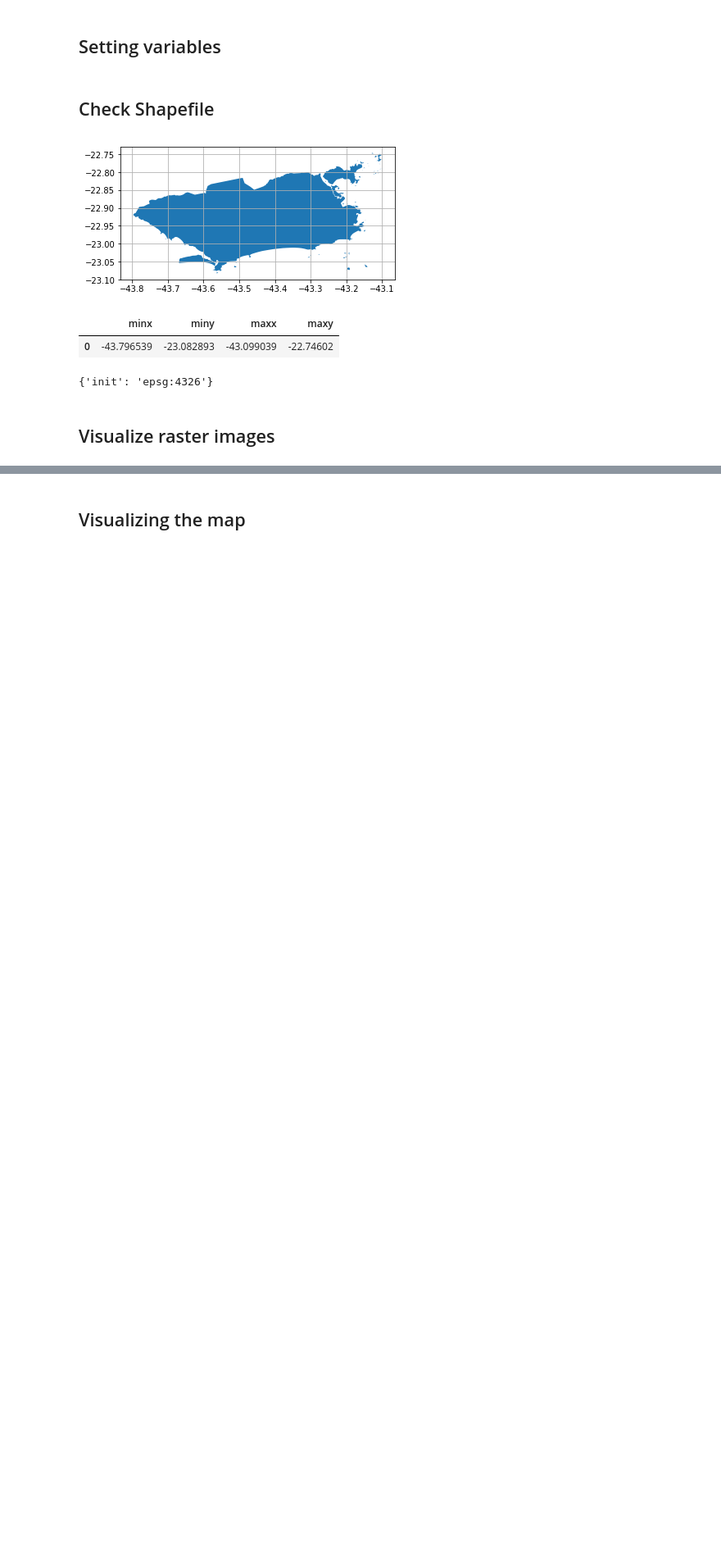
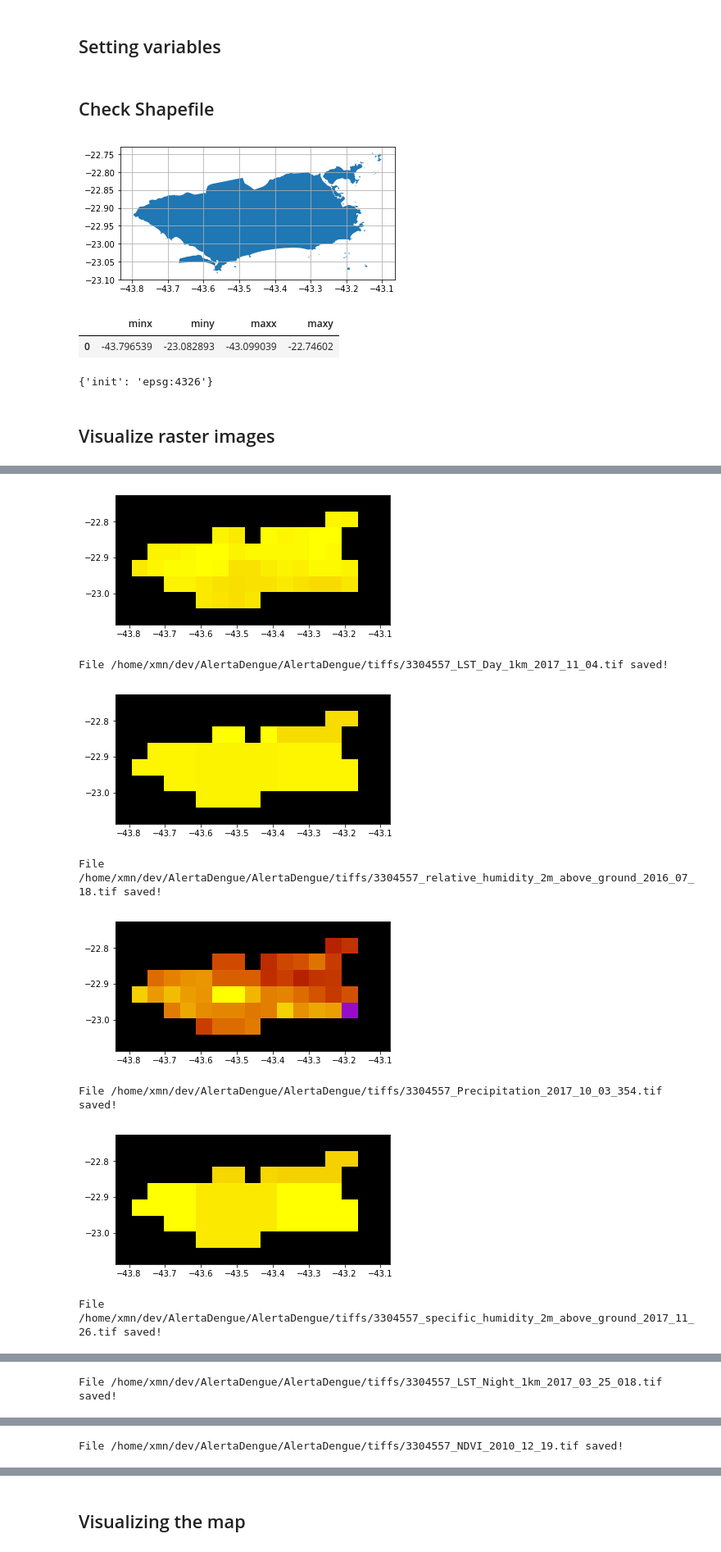
Before and after one commit to AlertaDengue/AlertaDengue, a Jupyter notebook: notebooks/Mapserver-Rio-de-Janeiro-with-Raster-Images.ipynb, the cells around one changed output, grey strips where cells are left out. Shown: that part at 82% size. Saved outputs shown, nothing was run; the diff lists cells and outputs as text; code cells hidden in the pictures; blank space fills up the shorter version.

```diff
--- a/notebooks/Mapserver-Rio-de-Janeiro-with-Raster-Images.ipynb
+++ b/notebooks/Mapserver-Rio-de-Janeiro-with-Raster-Images.ipynb
@@ -138,0 +158,41 @@ mask (dtype): uint8
+# %%
+# https://mapbox.github.io/rasterio/topics/masking-by-shapefile.html
+for raster_name, src in rasters.items():
+    # make raster mask
+    out_image, out_transform = rasterio.mask.mask(src, features, crop=True)
+    out_meta = src.meta.copy()
+
+    img_type = out_image.dtype
+    # cheating
+    if img_type == np.float64:
+        img_type = np.float64
+    elif img_type == np.float32:
+        img_type = np.float32
+
+    out_meta.update({
+        'driver': "GTiff",
+        'height': out_image.shape[1],
+        'width': out_image.shape[2],
+        'transform': out_transform,
+        'dtype': img_type # out_images[raster_name].dtype
+    })
+
+    raster_new_name = '%s_%s' % (geocode, raster_name)
+
+    output_path = os.path.join(raster_dir_path, raster_new_name)
+
+    with rasterio.open(output_path, "w", **out_meta) as dst:
+        dst.write(out_image)
+        rasterio.plot.show((dst, 1), with_bounds=True, cmap='gnuplot')
+
+    # src.close()
+    print('File %s saved!' % output_path)
+# %% [output]
+[figure, added]
+File /home/xmn/dev/AlertaDengue/AlertaDengue/tiffs/3304557_LST_Day_1km_2017_11_04.tif saved!
+[figure, added]
+File /home/xmn/dev/AlertaDengue/AlertaDengue/tiffs/3304557_relative_humidity_2m_above_ground_2016_07_18.tif saved!
+[figure, added]
+File /home/xmn/dev/AlertaDengue/AlertaDengue/tiffs/3304557_Precipitation_2017_10_03_354.tif saved!
+[figure, added]
+File /home/xmn/dev/AlertaDengue/AlertaDengue/tiffs/3304557_specific_humidity_2m_above_ground_2017_11_26.tif saved!
@@ -138,0 +200 @@ mask (dtype): uint8
+File /home/xmn/dev/AlertaDengue/AlertaDengue/tiffs/3304557_LST_Night_1km_2017_03_25_018.tif saved!
@@ -138,0 +202 @@ mask (dtype): uint8
+File /home/xmn/dev/AlertaDengue/AlertaDengue/tiffs/3304557_NDVI_2010_12_19.tif saved!
```
Also changed, not shown: parts of 15 cells of this notebook.
